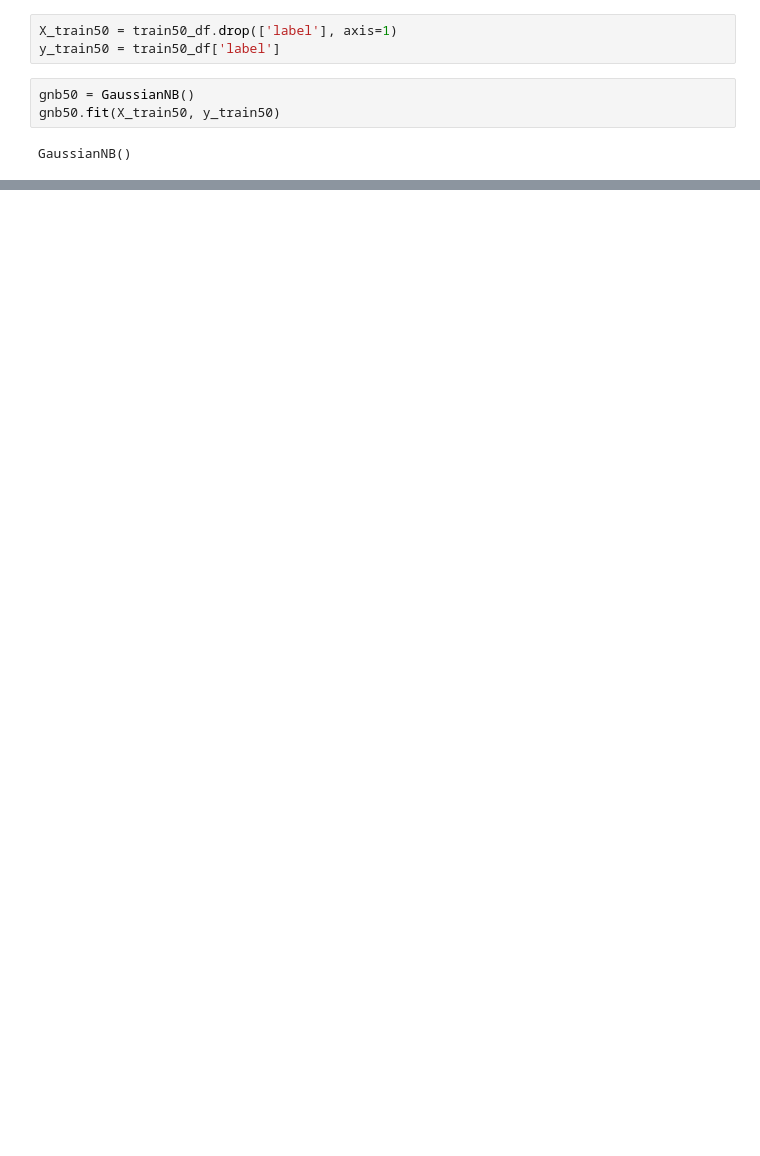
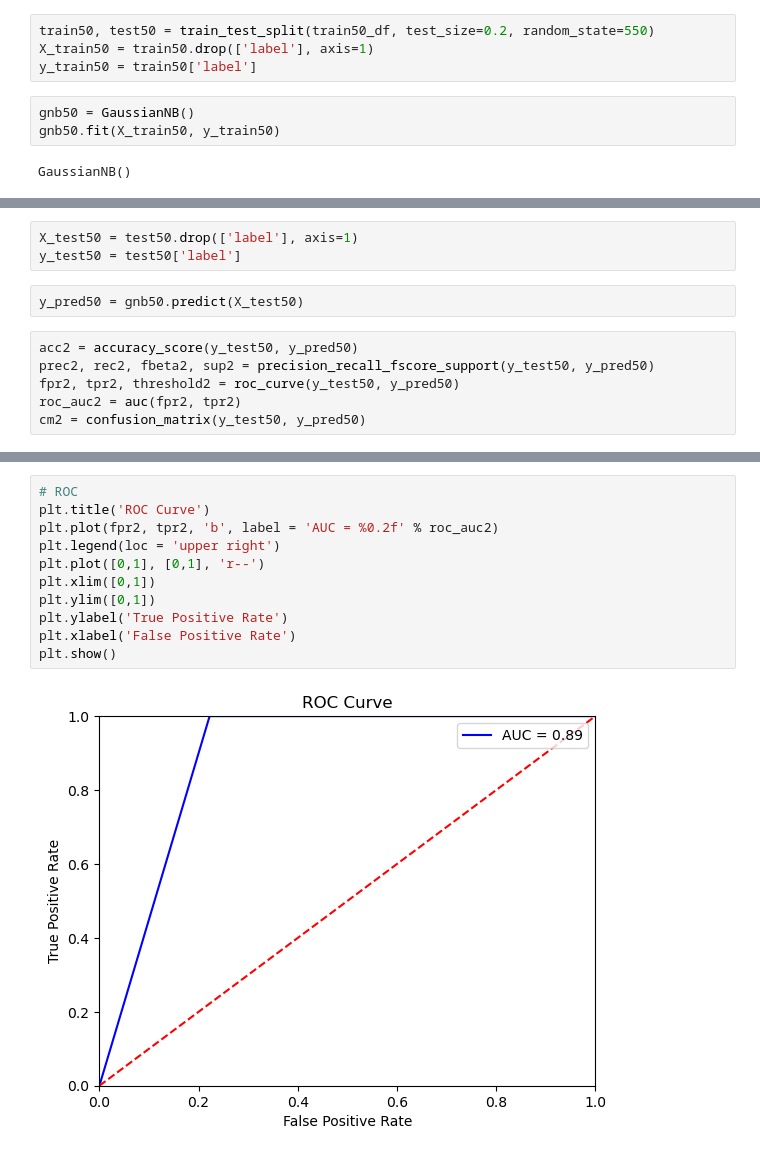
Before and after one commit to MrAlphalfa97/CECS_550, a Jupyter notebook: Models/classifiers.ipynb, the cells around one changed output, grey strips where cells are left out. Saved outputs shown, nothing was run; the diff lists cells and outputs as text; blank space fills up the shorter version.

```diff
--- a/Models/classifiers.ipynb
+++ b/Models/classifiers.ipynb
@@ -184,8 +87,9 @@ array([[1.79562059e-167, 1.00000000e+000],
 # %%
 train50_df = pd.read_csv('./df_50.csv')
 # %%
-X_train50 = train50_df.drop(['label'], axis=1)
-y_train50 = train50_df['label']
+train50, test50 = train_test_split(train50_df, test_size=0.2, random_state=550)
+X_train50 = train50.drop(['label'], axis=1)
+y_train50 = train50['label']
 # %%
 gnb50 = GaussianNB()
 gnb50.fit(X_train50, y_train50)
@@ -202,0 +103,11 @@ train50_df['label'].sum()
+# %%
+X_test50 = test50.drop(['label'], axis=1)
+y_test50 = test50['label']
+# %%
+y_pred50 = gnb50.predict(X_test50)
+# %%
+acc2 = accuracy_score(y_test50, y_pred50)
+prec2, rec2, fbeta2, sup2 = precision_recall_fscore_support(y_test50, y_pred50)
+fpr2, tpr2, threshold2 = roc_curve(y_test50, y_pred50)
+roc_auc2 = auc(fpr2, tpr2)
+cm2 = confusion_matrix(y_test50, y_pred50)
@@ -202,0 +124,13 @@ train50_df['label'].sum()
+# %%
+# ROC
+plt.title('ROC Curve')
+plt.plot(fpr2, tpr2, 'b', label = 'AUC = %0.2f' % roc_auc2)
+plt.legend(loc = 'upper right')
+plt.plot([0,1], [0,1], 'r--')
+plt.xlim([0,1])
+plt.ylim([0,1])
+plt.ylabel('True Positive Rate')
+plt.xlabel('False Positive Rate')
+plt.show()
+# %% [output]
+[figure, added]
```
Also changed, not shown: parts of 59 cells of this notebook.
